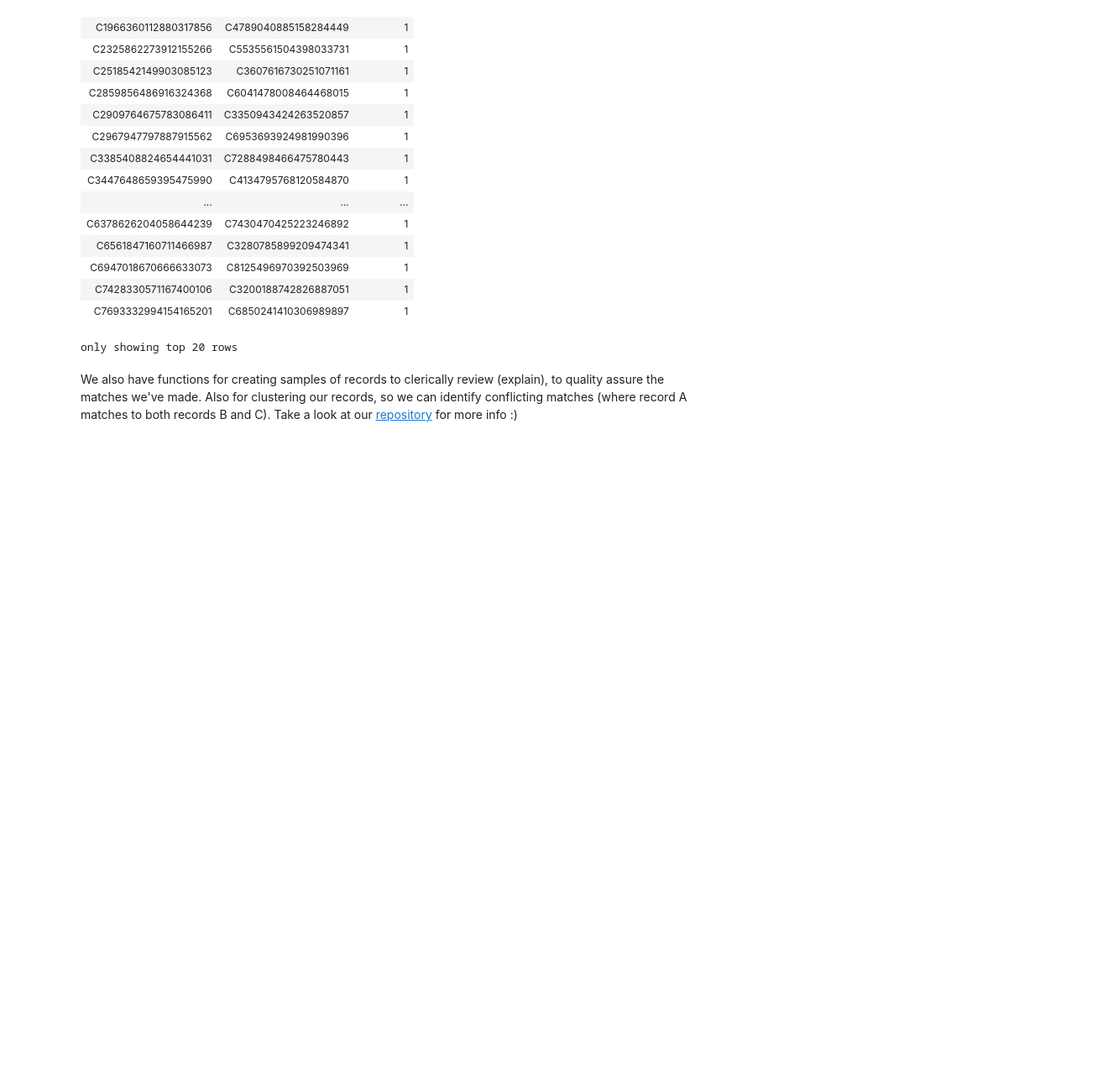
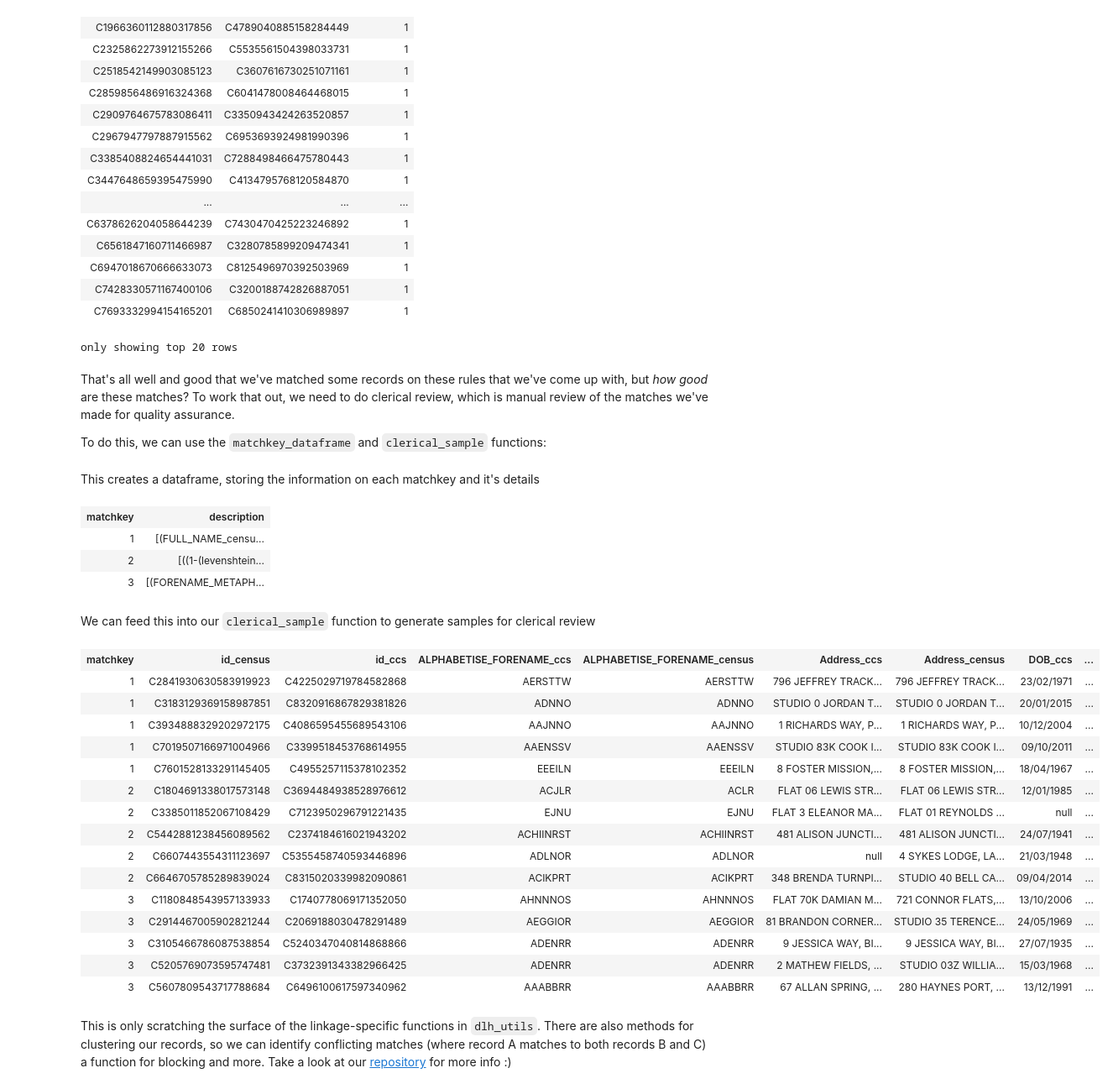
Before and after one commit to anthonye93/dlh_utils_demo, a Jupyter notebook: dlh_utils_demo.ipynb, the cells around one changed output. Shown at 84% size. Drawn from its saved outputs; the diff is of its cells as text; code cells hidden in the pictures; blank space fills up the shorter version.

Commit message:
updates to linkage section

```diff
--- a/dlh_utils_demo.ipynb
+++ b/dlh_utils_demo.ipynb
@@ -716,5 +842,41 @@ links
 | C7428330571167400106 | C3200188742826887051 | 1 |
 | C7693332994154165201 | C6850241410306989897 | 1 |
 only showing top 20 rows
+# %% [markdown]
+That's all well and good that we've matched some records on these rules that we've come up with, but *how good* are these matches? To work that out, we need to do clerical review, which is manual review of the matches we've made for quality assurance.
+
+To do this, we can use the `matchkey_dataframe` and `clerical_sample` functions:
+# %%
+mk_df = linkage.matchkey_dataframe(mks = matchkeys)
+# %% [markdown]
+This creates a dataframe, storing the information on each matchkey and it's details
+# %%
+mk_df
+# %% [output]
+| matchkey | description |
+| 1 | [(FULL_NAME_censu... |
+| 2 | [((1-(levenshtein... |
+| 3 | [(FORENAME_METAPH... |
+# %% [markdown]
+We can feed this into our `clerical_sample` function to generate samples for clerical review
+# %%
+linkage.clerical_sample(links, mk_df, df_l = census, df_r = ccs, id_l = 'id_census', id_r = 'id_ccs', n_ids = 5)
+# %% [output]
+| matchkey | id_census | id_ccs | ALPHABETISE_FORENAME_ccs | ALPHABETISE_FORENAME_census | Address_ccs | Address_census | DOB_ccs | ... |
+| 1 | C2841930630583919923 | C4225029719784582868 | AERSTTW | AERSTTW | 796 JEFFREY TRACK... | 796 JEFFREY TRACK... | 23/02/1971 | ... |
+| 1 | C3183129369158987851 | C8320916867829381826 | ADNNO | ADNNO | STUDIO 0 JORDAN T... | STUDIO 0 JORDAN T... | 20/01/2015 | ... |
+| 1 | C3934888329202972175 | C4086595455689543106 | AAJNNO | AAJNNO | 1 RICHARDS WAY, P... | 1 RICHARDS WAY, P... | 10/12/2004 | ... |
+| 1 | C7019507166971004966 | C3399518453768614955 | AAENSSV | AAENSSV | STUDIO 83K COOK I... | STUDIO 83K COOK I... | 09/10/2011 | ... |
+| 1 | C7601528133291145405 | C4955257115378102352 | EEEILN | EEEILN | 8 FOSTER MISSION,... | 8 FOSTER MISSION,... | 18/04/1967 | ... |
+| 2 | C1804691338017573148 | C3694484938528976612 | ACJLR | ACLR | FLAT 06 LEWIS STR... | FLAT 06 LEWIS STR... | 12/01/1985 | ... |
+| 2 | C3385011852067108429 | C7123950296791221435 | EJNU | EJNU | FLAT 3 ELEANOR MA... | FLAT 01 REYNOLDS ... | null | ... |
+| 2 | C5442881238456089562 | C2374184616021943202 | ACHIINRST | ACHIINRST | 481 ALISON JUNCTI... | 481 ALISON JUNCTI... | 24/07/1941 | ... |
+| 2 | C6607443554311123697 | C5355458740593446896 | ADLNOR | ADLNOR | null | 4 SYKES LODGE, LA... | 21/03/1948 | ... |
+| 2 | C6646705785289839024 | C8315020339982090861 | ACIKPRT | ACIKPRT | 348 BRENDA TURNPI... | STUDIO 40 BELL CA... | 09/04/2014 | ... |
+| 3 | C1180848543957133933 | C1740778069171352050 | AHNNNOS | AHNNNOS | FLAT 70K DAMIAN M... | 721 CONNOR FLATS,... | 13/10/2006 | ... |
+| 3 | C2914467005902821244 | C2069188030478291489 | AEGGIOR | AEGGIOR | 81 BRANDON CORNER... | STUDIO 35 TERENCE... | 24/05/1969 | ... |
+| 3 | C3105466786087538854 | C5240347040814868866 | ADENRR | ADENRR | 9 JESSICA WAY, BI... | 9 JESSICA WAY, BI... | 27/07/1935 | ... |
+| 3 | C5205769073595747481 | C3732391343382966425 | ADENRR | ADENRR | 2 MATHEW FIELDS, ... | STUDIO 03Z WILLIA... | 15/03/1968 | ... |
+| 3 | C5607809543717788684 | C6496100617597340962 | AAABBRR | AAABBRR | 67 ALLAN SPRING, ... | 280 HAYNES PORT, ... | 13/12/1991 | ... |
 # %% [markdown]
-We also have functions for creating samples of records to clerically review (explain), to quality assure the matches we've made. Also for clustering our records, so we can identify conflicting matches (where record A matches to both records B and C). Take a look at our [repository](https://github.com/Data-Linkage/dlh_utils) for more info :)
+This is only scratching the surface of the linkage-specific functions in `dlh_utils`. There are also methods for clustering our records, so we can identify conflicting matches (where record A matches to both records B and C) a function for blocking and more. Take a look at our [repository](https://github.com/Data-Linkage/dlh_utils) for more info :)
```
Also changed, not shown: parts of 13 cells of this notebook.
